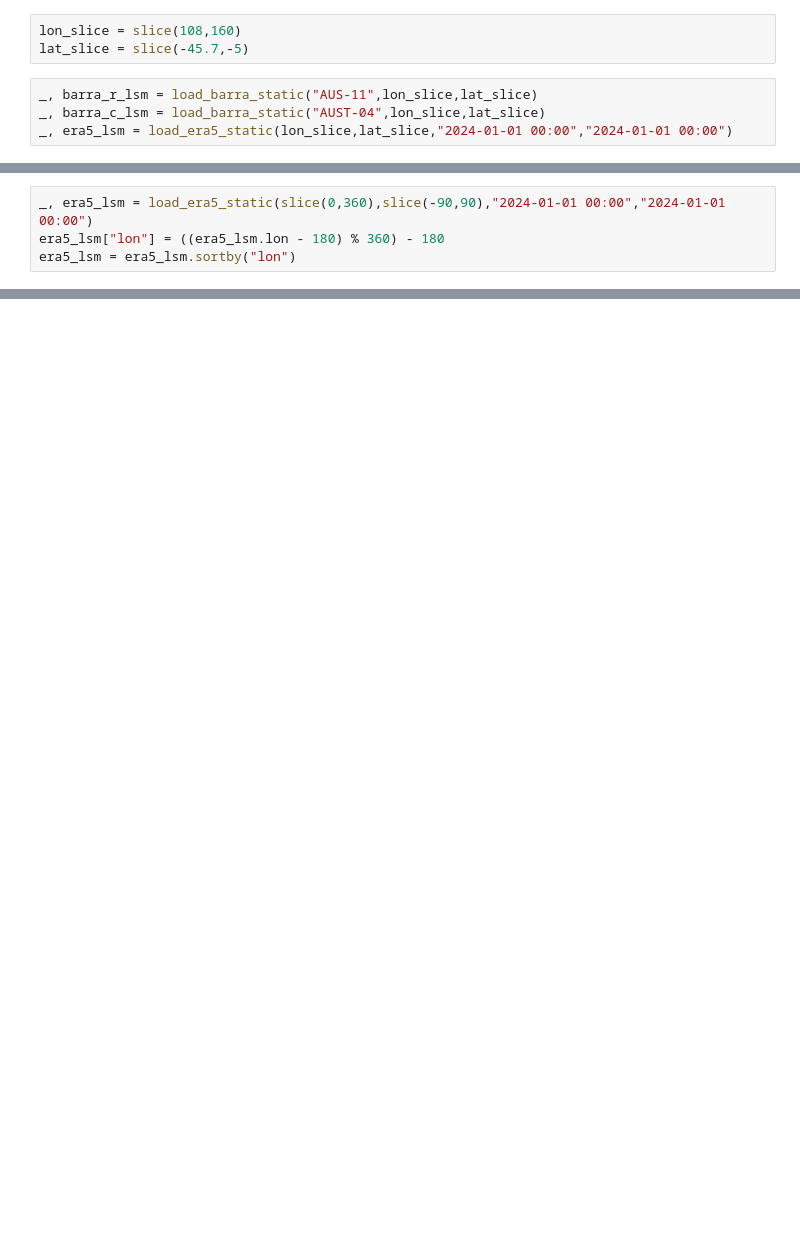
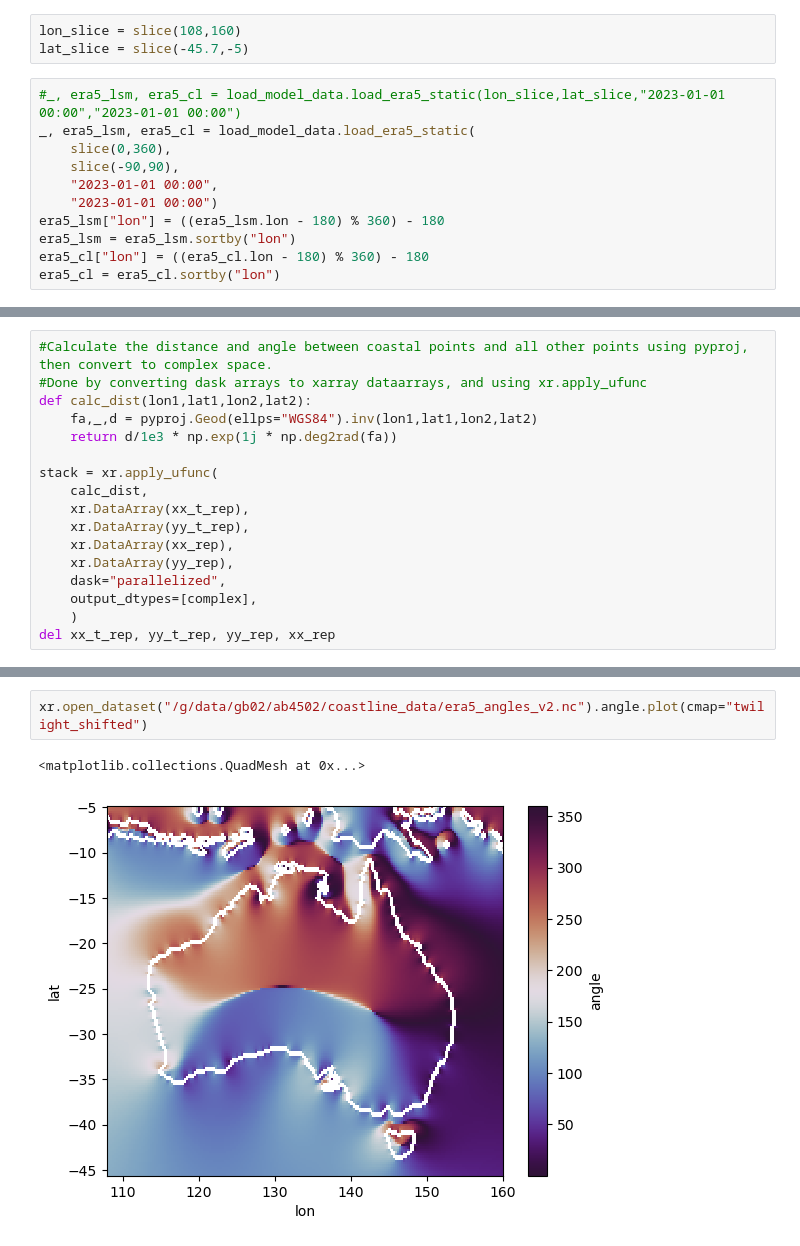
Before and after one commit to andrewbrown31/sea_breeze, a Jupyter notebook: test_notebooks/coastline_angles/get_coastline_angles.ipynb, the cells around one changed output, grey strips where cells are left out. Saved outputs shown, nothing was run; the diff lists cells and outputs as text; blank space fills up the shorter version.

Commit message:
Testing coastline function and misc changes to era5 download scripts

```diff
--- a/test_notebooks/coastline_angles/get_coastline_angles.ipynb
+++ b/test_notebooks/coastline_angles/get_coastline_angles.ipynb
@@ -6,6 +17,13 @@ import matplotlib.pyplot as plt
 lon_slice = slice(108,160)
 lat_slice = slice(-45.7,-5)
 # %%
-_, barra_r_lsm = load_barra_static("AUS-11",lon_slice,lat_slice)
-_, barra_c_lsm = load_barra_static("AUST-04",lon_slice,lat_slice)
-_, era5_lsm = load_era5_static(lon_slice,lat_slice,"2024-01-01 00:00","2024-01-01 00:00")
+#_, era5_lsm, era5_cl = load_model_data.load_era5_static(lon_slice,lat_slice,"2023-01-01 00:00","2023-01-01 00:00")
+_, era5_lsm, era5_cl = load_model_data.load_era5_static(
+    slice(0,360),
+    slice(-90,90),
+    "2023-01-01 00:00",
+    "2023-01-01 00:00")
+era5_lsm["lon"] = ((era5_lsm.lon - 180) % 360) - 180
+era5_lsm = era5_lsm.sortby("lon")
+era5_cl["lon"] = ((era5_cl.lon - 180) % 360) - 180
+era5_cl = era5_cl.sortby("lon")
@@ -25,4 +29,0 @@ era5_lsm.plot()
-# %%
-_, era5_lsm = load_era5_static(slice(0,360),slice(-90,90),"2024-01-01 00:00","2024-01-01 00:00")
-era5_lsm["lon"] = ((era5_lsm.lon - 180) % 360) - 180
-era5_lsm = era5_lsm.sortby("lon")
@@ -33,0 +126,17 @@ remove_era5_inland_lakes(era5_lsm).plot()
+# %%
+#Calculate the distance and angle between coastal points and all other points using pyproj, then convert to complex space.
+#Done by converting dask arrays to xarray dataarrays, and using xr.apply_ufunc
+def calc_dist(lon1,lat1,lon2,lat2):
+    fa,_,d = pyproj.Geod(ellps="WGS84").inv(lon1,lat1,lon2,lat2)
+    return d/1e3 * np.exp(1j * np.deg2rad(fa))
+
+stack = xr.apply_ufunc(
+    calc_dist,
+    xr.DataArray(xx_t_rep),
+    xr.DataArray(yy_t_rep),
+    xr.DataArray(xx_rep),
+    xr.DataArray(yy_rep),
+    dask="parallelized",
+    output_dtypes=[complex],
+    )
+del xx_t_rep, yy_t_rep, yy_rep, xx_rep
@@ -33,0 +377,5 @@ remove_era5_inland_lakes(era5_lsm).plot()
+# %%
+xr.open_dataset("/g/data/gb02/ab4502/coastline_data/era5_angles_v2.nc").angle.plot(cmap="twilight_shifted")
+# %% [output]
+<matplotlib.collections.QuadMesh at 0x...>
+[figure, added]
```
Also changed, not shown: parts of 54 cells of this notebook, 9 other files.
